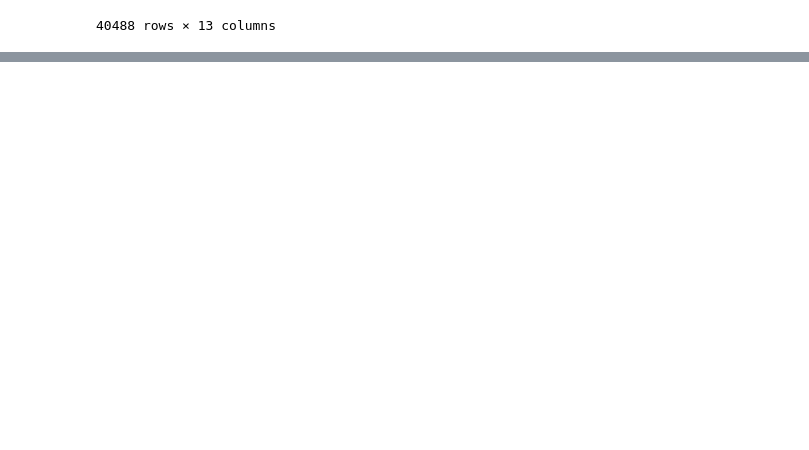
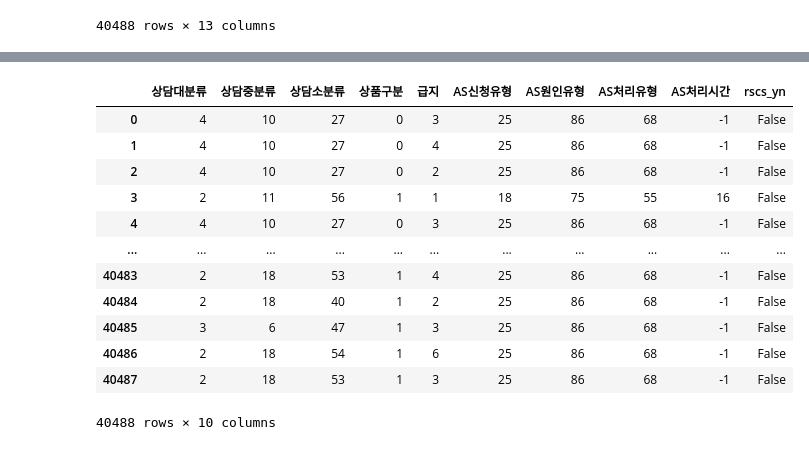
Before and after one commit to NamHyoYeon/AIProject_202007, a Jupyter notebook: voc2_model_20200721.ipynb, the cells around one changed output, grey strips where cells are left out. Drawn from its saved outputs; the diff is of its cells as text; code cells hidden in the pictures; blank space fills up the shorter version.

```diff
--- a/voc2_model_20200721.ipynb
+++ b/voc2_model_20200721.ipynb
@@ -247,2 +247,2 @@ voc_df.p.to_csv('voc_preScale_final_20200721.csv')
 # %%
-voc_df_model = pd.read_csv('voc_preScale_final_20200721.csv',encoding='UTF-8')
+voc_model_df = pd.read_csv('voc_preScale_final_20200721.csv',encoding='UTF-8')
@@ -266,0 +271,16 @@ nvoc_df['cnslt_rscs_diff'] = nvoc_df['cnslt_rscs_diff'].dt.days
+# %%
+voc_model_df
+# %% [output]
+|  | 상담대분류 | 상담중분류 | 상담소분류 | 상품구분 | 급지 | AS신청유형 | AS원인유형 | AS처리유형 | AS처리시간 | rscs_yn |
+| 0 | 4 | 10 | 27 | 0 | 3 | 25 | 86 | 68 | -1 | False |
+| 1 | 4 | 10 | 27 | 0 | 4 | 25 | 86 | 68 | -1 | False |
+| 2 | 4 | 10 | 27 | 0 | 2 | 25 | 86 | 68 | -1 | False |
+| 3 | 2 | 11 | 56 | 1 | 1 | 18 | 75 | 55 | 16 | False |
+| 4 | 4 | 10 | 27 | 0 | 3 | 25 | 86 | 68 | -1 | False |
+| ... | ... | ... | ... | ... | ... | ... | ... | ... | ... | ... |
+| 40483 | 2 | 18 | 53 | 1 | 4 | 25 | 86 | 68 | -1 | False |
+| 40484 | 2 | 18 | 40 | 1 | 2 | 25 | 86 | 68 | -1 | False |
+| 40485 | 3 | 6 | 47 | 1 | 3 | 25 | 86 | 68 | -1 | False |
+| 40486 | 2 | 18 | 54 | 1 | 6 | 25 | 86 | 68 | -1 | False |
+| 40487 | 2 | 18 | 53 | 1 | 3 | 25 | 86 | 68 | -1 | False |
+40488 rows × 10 columns
```
Also changed, not shown: parts of 22 cells of this notebook, 1 other file.
